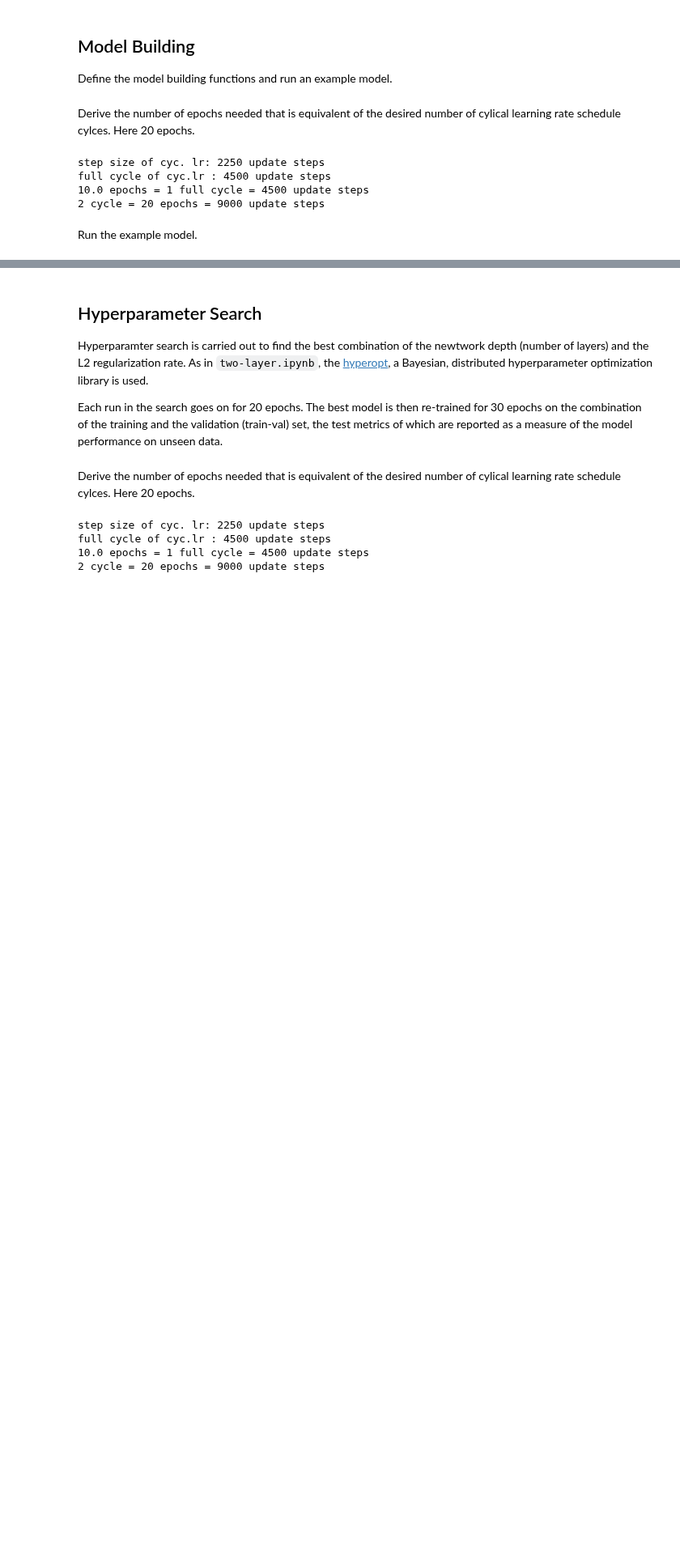
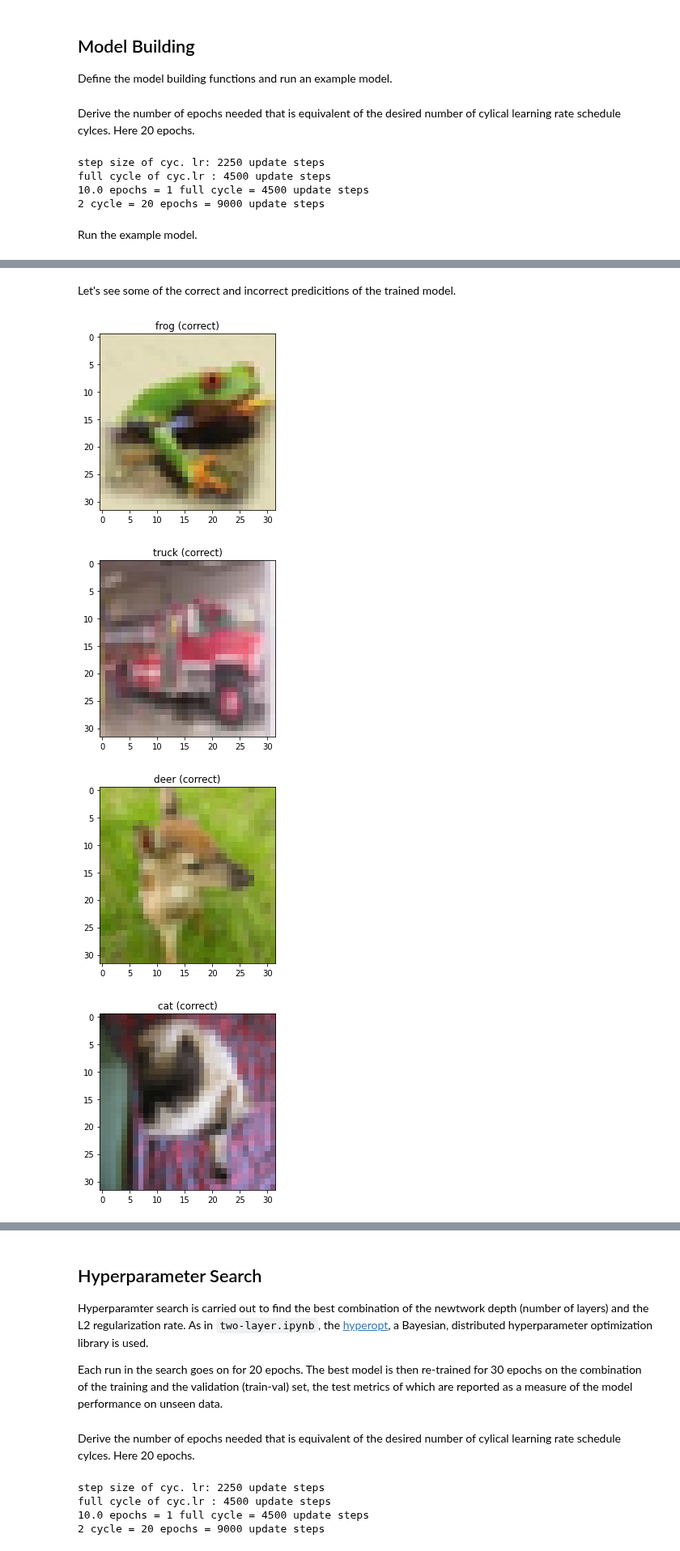
Before and after one commit to mark-antal-csizmadia/nn-blocks, a Jupyter notebook: k-layer.ipynb, the cells around one changed output, grey strips where cells are left out. Shown at 81% size. Saved outputs shown, nothing was run; the diff lists cells and outputs as text; code cells hidden in the pictures; blank space fills up the shorter version.

Commit message:
correct

```diff
--- a/k-layer.ipynb
+++ b/k-layer.ipynb
@@ -317,0 +318,27 @@ test acc: {'accuracy': 0.4329}
+# %% [markdown]
+Let's see some of the correct and incorrect predicitions of the trained model.
+# %%
+label_names = load_label_names()
+correct_preds_indices = np.argwhere(y_hat_test == y_test).flatten()
+incorrect_preds_indices = np.argwhere(y_hat_test != y_test).flatten()
+np.random.seed(123)
+np.random.shuffle(correct_preds_indices)
+np.random.seed(123)
+np.random.shuffle(incorrect_preds_indices)
+
+for preds_idx in np.hstack([correct_preds_indices[:5], incorrect_preds_indices[:5]]):
+    plt.imshow(x_test_img[preds_idx])
+
+    pred_label = label_names[y_hat_test[preds_idx]]
+    true_label = label_names[y_test[preds_idx]]
+    title = \
+        f"{pred_label} (correct)" \
+        if pred_label == true_label \
+        else f"{pred_label} (incorrect, true: {true_label})"
+    plt.title(title)
+    plt.show()
+# %% [output]
+[figure, added]
+[figure, added]
+[figure, added]
+[figure, added]
```
Also changed, not shown: parts of 6 cells of this notebook, 34 other files.
